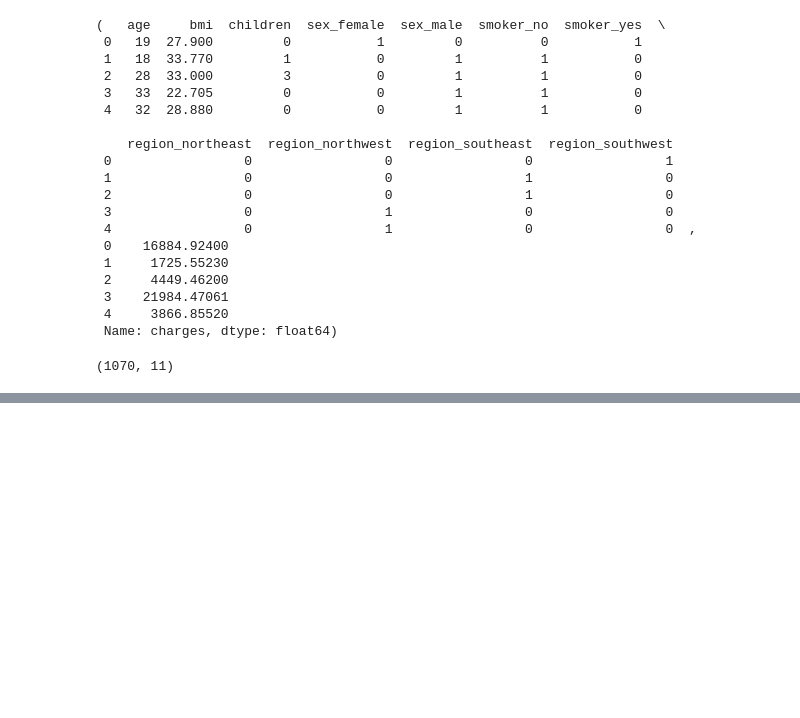
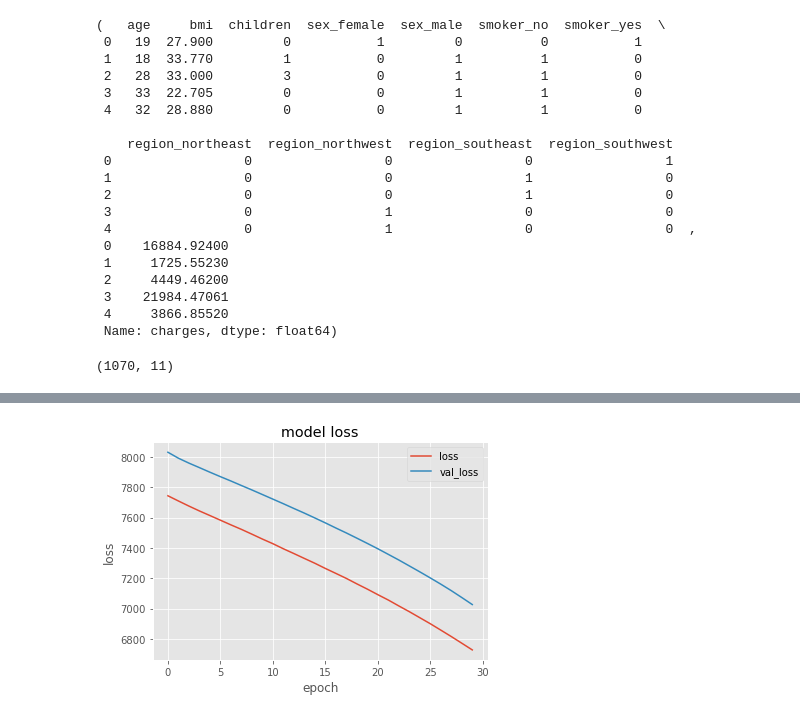
Before and after one commit to RomanMykolaichuk/ml2021, a Jupyter notebook: Lections/lection6(NN regression)/lection6.ipynb, the cells around one changed output, grey strips where cells are left out. Cells and saved outputs as stored; diff of their text form; code cells hidden in the pictures; blank space fills up the shorter version.

```diff
--- a/Lections/lection6(NN regression)/lection6.ipynb
+++ b/Lections/lection6(NN regression)/lection6.ipynb
@@ -359,0 +405,31 @@ pd.DataFrame(ins_history.history).plot()
+# %%
+X=insurance2.drop("charges", axis=1)
+y = insurance2["charges"]
+
+X_train,X_test,y_train,y_test = train_test_split(X,y,test_size=0.2)
+# %%
+ct.fit(X_train)
+
+X_train_norm = ct.transform(X_train)
+X_test_norm = ct.transform(X_test)
+# %%
+# tf.random.set_seed(48)
+
+im3= tf.keras.Sequential([
+
+    tf.keras.layers.Dense(100),
+    tf.keras.layers.Dense(10),
+    tf.keras.layers.Dense(1)
+])
+
+im3.compile(
+    loss=mae,
+    optimizer=Adam(),
+    metrics=["mae"]
+)
+# %%
+history_im3=im3.fit(X_train_norm,y_train,validation_split=0.3,epochs=30,verbose=0)
+
+im3.evaluate(X_test_norm,y_test)
+
+X_train.shape
@@ -359,0 +442,10 @@ pd.DataFrame(ins_history.history).plot()
+# %%
+plt.plot(history_im3.history['loss'])
+plt.plot(history_im3.history['val_loss'])
+plt.title('model loss')
+plt.ylabel('loss')
+plt.xlabel('epoch')
+plt.legend(['loss', 'val_loss'], loc='upper right')
+plt.show()
+# %% [output]
+[figure, added]
```
Also changed, not shown: parts of 23 cells of this notebook, 2 other files.
